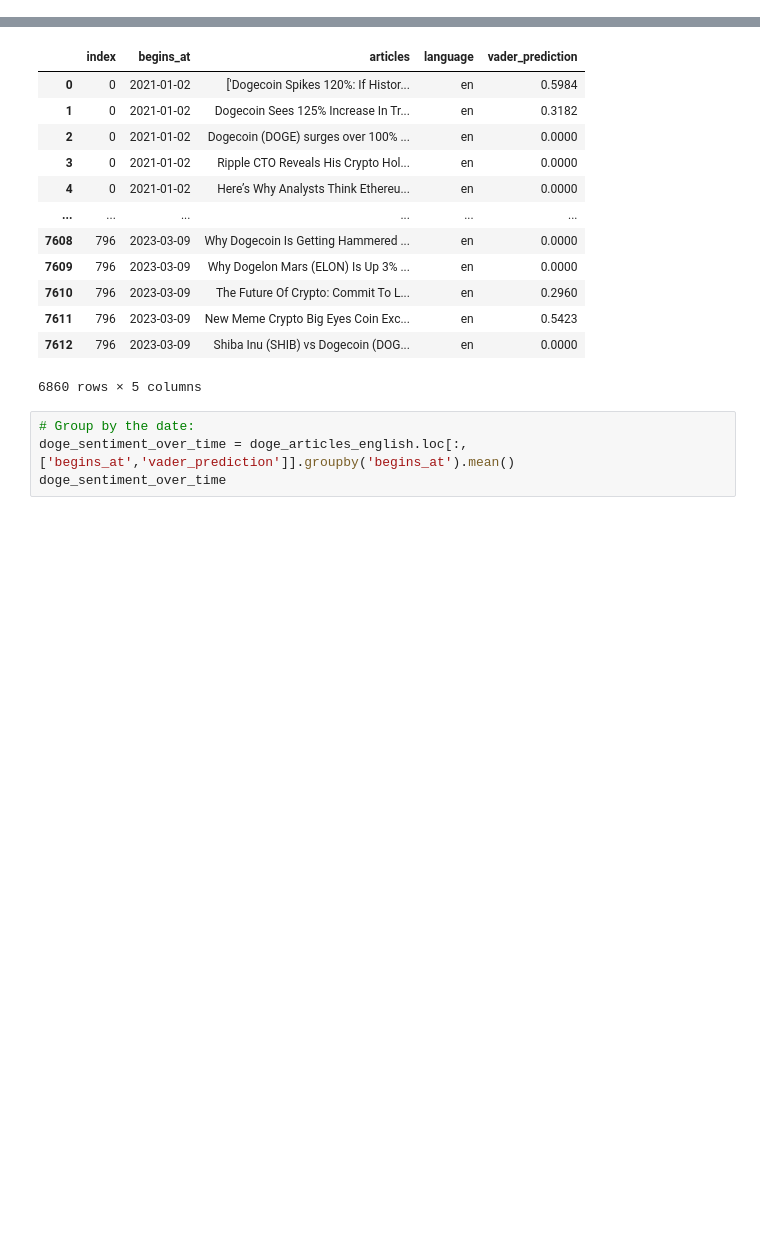
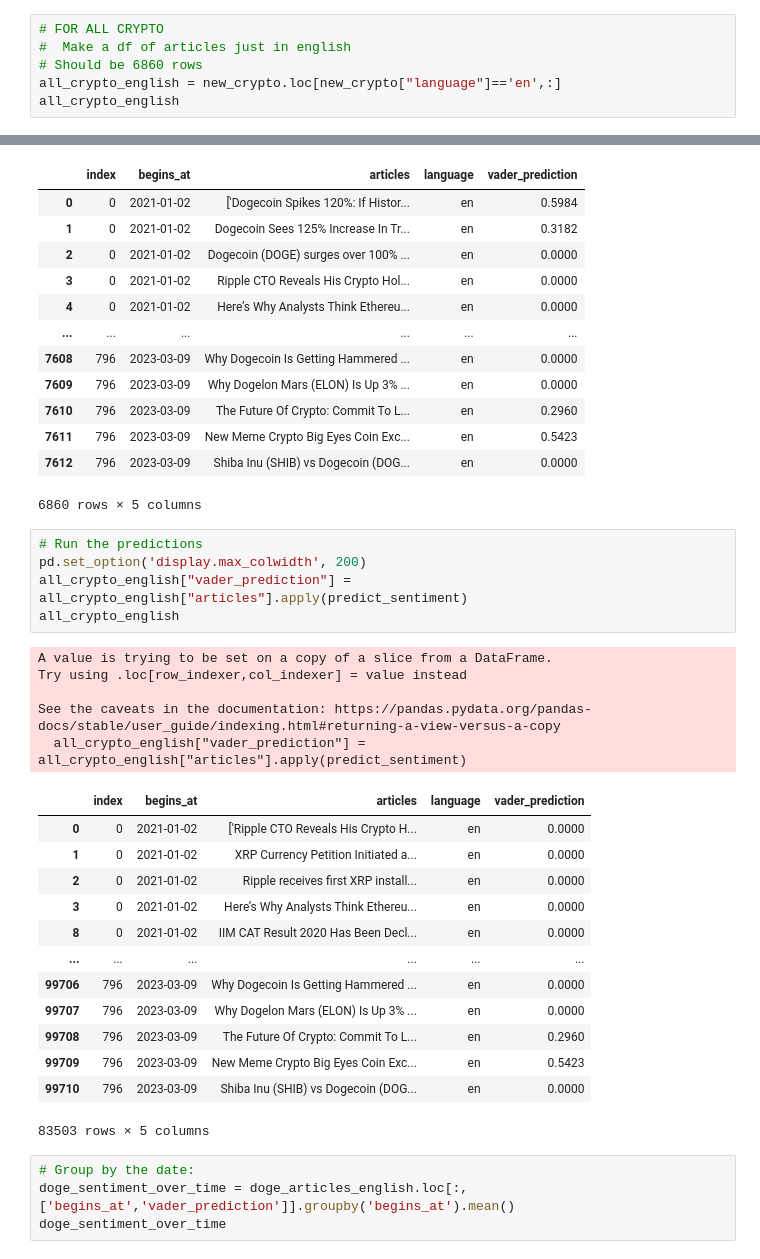
Before and after one commit to zarbin/UTA_Project-4, a Jupyter notebook: sandbox/JennS/sentiment_analysis.ipynb, the cells around one changed output, grey strips where cells are left out. Cells and saved outputs as stored; diff of their text form; blank space fills up the shorter version.

Commit message:
Added all crypto over time sentiments

```diff
--- a/sandbox/JennS/sentiment_analysis.ipynb
+++ b/sandbox/JennS/sentiment_analysis.ipynb
@@ -281,3 +281,9 @@ new_crypto
 # Should be 6860 rows
 doge_articles_english = new_df.loc[new_df["language"]=='en',:]
 doge_articles_english
+# %%
+# FOR ALL CRYPTO
+#  Make a df of articles just in english
+# Should be 6860 rows
+all_crypto_english = new_crypto.loc[new_crypto["language"]=='en',:]
+all_crypto_english
@@ -312,6 +332,30 @@ See the caveats in the documentation: https://pandas.pydata.org/pandas-docs/stab
 | 7611 | 796 | 2023-03-09 | New Meme Crypto Big Eyes Coin Exc... | en | 0.5423 |
 | 7612 | 796 | 2023-03-09 | Shiba Inu (SHIB) vs Dogecoin (DOG... | en | 0.0000 |
 6860 rows × 5 columns
+# %%
+# Run the predictions
+pd.set_option('display.max_colwidth', 200)
+all_crypto_english["vader_prediction"] = all_crypto_english["articles"].apply(predict_sentiment)
+all_crypto_english
+# %% [output]
+A value is trying to be set on a copy of a slice from a DataFrame.
+Try using .loc[row_indexer,col_indexer] = value instead
+
+See the caveats in the documentation: https://pandas.pydata.org/pandas-docs/stable/user_guide/indexing.html#returning-a-view-versus-a-copy
+  all_crypto_english["vader_prediction"] = all_crypto_english["articles"].apply(predict_sentiment)
+|  | index | begins_at | articles | language | vader_prediction |
+| 0 | 0 | 2021-01-02 | ['Ripple CTO Reveals His Crypto H... | en | 0.0000 |
+| 1 | 0 | 2021-01-02 | XRP Currency Petition Initiated a... | en | 0.0000 |
+| 2 | 0 | 2021-01-02 | Ripple receives first XRP install... | en | 0.0000 |
+| 3 | 0 | 2021-01-02 | Here’s Why Analysts Think Ethereu... | en | 0.0000 |
+| 8 | 0 | 2021-01-02 | IIM CAT Result 2020 Has Been Decl... | en | 0.0000 |
+| ... | ... | ... | ... | ... | ... |
+| 99706 | 796 | 2023-03-09 | Why Dogecoin Is Getting Hammered ... | en | 0.0000 |
+| 99707 | 796 | 2023-03-09 | Why Dogelon Mars (ELON) Is Up 3% ... | en | 0.0000 |
+| 99708 | 796 | 2023-03-09 | The Future Of Crypto: Commit To L... | en | 0.2960 |
+| 99709 | 796 | 2023-03-09 | New Meme Crypto Big Eyes Coin Exc... | en | 0.5423 |
+| 99710 | 796 | 2023-03-09 | Shiba Inu (SHIB) vs Dogecoin (DOG... | en | 0.0000 |
+83503 rows × 5 columns
 # %%
 # Group by the date:
 doge_sentiment_over_time = doge_articles_english.loc[:,['begins_at','vader_prediction']].groupby('begins_at').mean()
```
Also changed, not shown: parts of 4 cells of this notebook, 1 other file.
